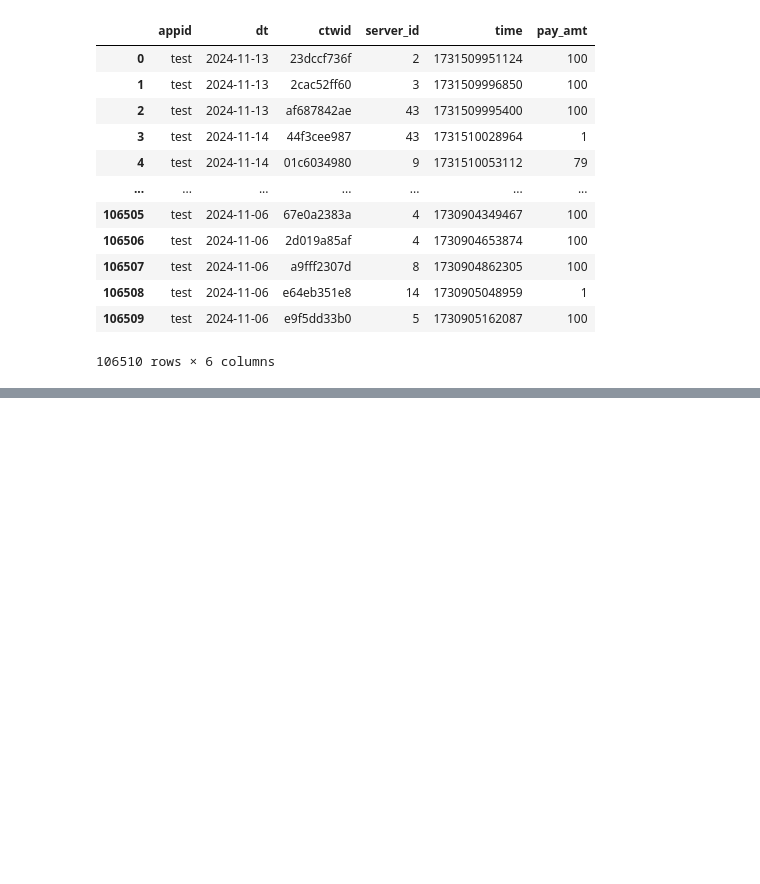
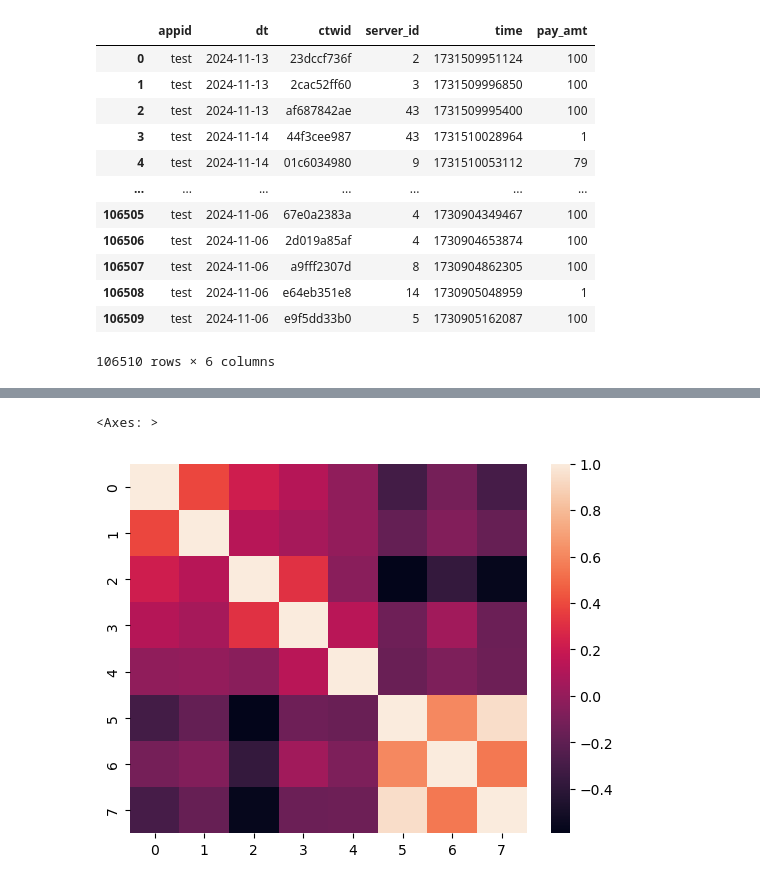
Before and after one commit to Amay3399/G123, a Jupyter notebook: g123_server_analysis.ipynb, the cells around one changed output, grey strips where cells are left out. Saved outputs shown, nothing was run; the diff lists cells and outputs as text; code cells hidden in the pictures; blank space fills up the shorter version.

```diff
--- a/g123_server_analysis.ipynb
+++ b/g123_server_analysis.ipynb
@@ -184,0 +256,6 @@ for y in ('arpdau', 'daily_conversion', 'arppu'):
+# %%
+df_player_status_full = df_player_status.merge(df_server_status, how='inner', on=['server_id', 'dt']).fillna(0.0)
+
+df_player_status_full['player_server_first_day_diff'] = df_player_status_full['server_day'] - df_player_status_full['retention_day']
+
+df_player_status_full
@@ -184,0 +276,17 @@ for y in ('arpdau', 'daily_conversion', 'arppu'):
+# %%
+from sklearn.model_selection import train_test_split
+from sklearn.metrics import f1_score, roc_curve, roc_auc_score, mean_squared_log_error, mean_squared_error
+import xgboost as xgb
+import seaborn as sns
+
+c_X = ['session_length', 'session_count', 'retention_day', 'server_total_account', 'player_server_first_day_diff',
+       'daily_active_account', 'spenders', 'whales_10000']
+c_y = ['pay_amt',]
+
+X = df_player_status_full[c_X].values
+y = np.sign(df_player_status_full[c_y].values)  # conversion rate
+
+sns.heatmap(np.corrcoef(X.T))
+# %% [output]
+<Axes: >
+[figure, added]
```
Also changed, not shown: parts of 13 cells of this notebook.
